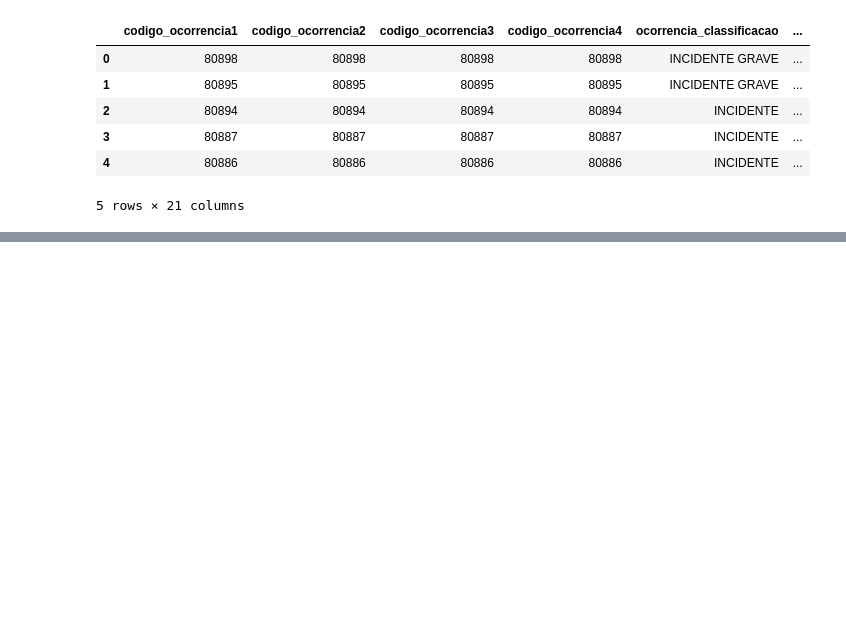
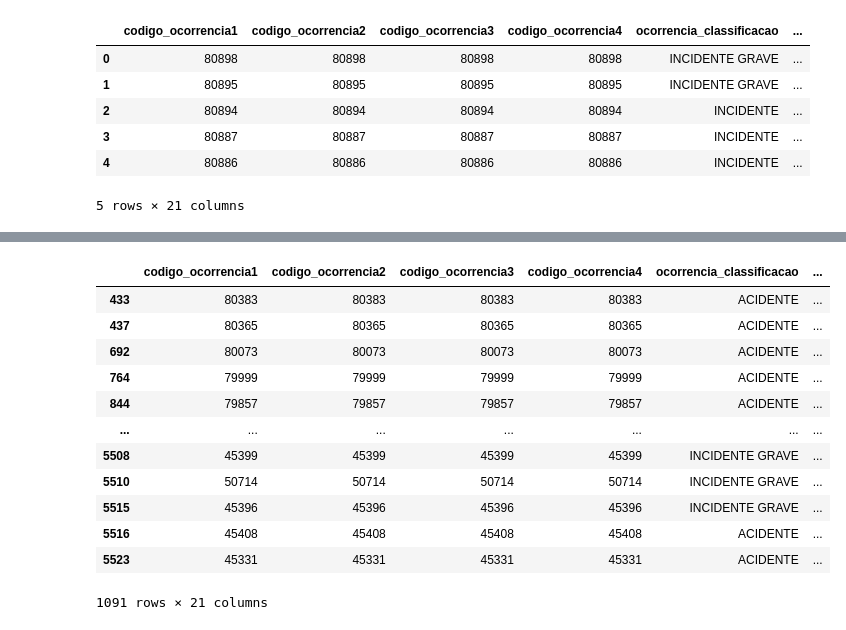
Before and after one commit to JoseWRPereira/jupyter-lab, a Jupyter notebook: CENIPA/cenipa.ipynb, the cells around one changed output, grey strips where cells are left out. Saved outputs shown, nothing was run; the diff lists cells and outputs as text; code cells hidden in the pictures; blank space fills up the shorter version.

```diff
--- a/CENIPA/cenipa.ipynb
+++ b/CENIPA/cenipa.ipynb
@@ -277,0 +426,16 @@ df.head()
+# %%
+df.dropna()
+# %% [output]
+|  | codigo_ocorrencia1 | codigo_ocorrencia2 | codigo_ocorrencia3 | codigo_ocorrencia4 | ocorrencia_classificacao | ... |
+| 433 | 80383 | 80383 | 80383 | 80383 | ACIDENTE | ... |
+| 437 | 80365 | 80365 | 80365 | 80365 | ACIDENTE | ... |
+| 692 | 80073 | 80073 | 80073 | 80073 | ACIDENTE | ... |
+| 764 | 79999 | 79999 | 79999 | 79999 | ACIDENTE | ... |
+| 844 | 79857 | 79857 | 79857 | 79857 | ACIDENTE | ... |
+| ... | ... | ... | ... | ... | ... | ... |
+| 5508 | 45399 | 45399 | 45399 | 45399 | INCIDENTE GRAVE | ... |
+| 5510 | 50714 | 50714 | 50714 | 50714 | INCIDENTE GRAVE | ... |
+| 5515 | 45396 | 45396 | 45396 | 45396 | INCIDENTE GRAVE | ... |
+| 5516 | 45408 | 45408 | 45408 | 45408 | ACIDENTE | ... |
+| 5523 | 45331 | 45331 | 45331 | 45331 | ACIDENTE | ... |
+1091 rows × 21 columns
```
Also changed, not shown: parts of 19 cells of this notebook.
